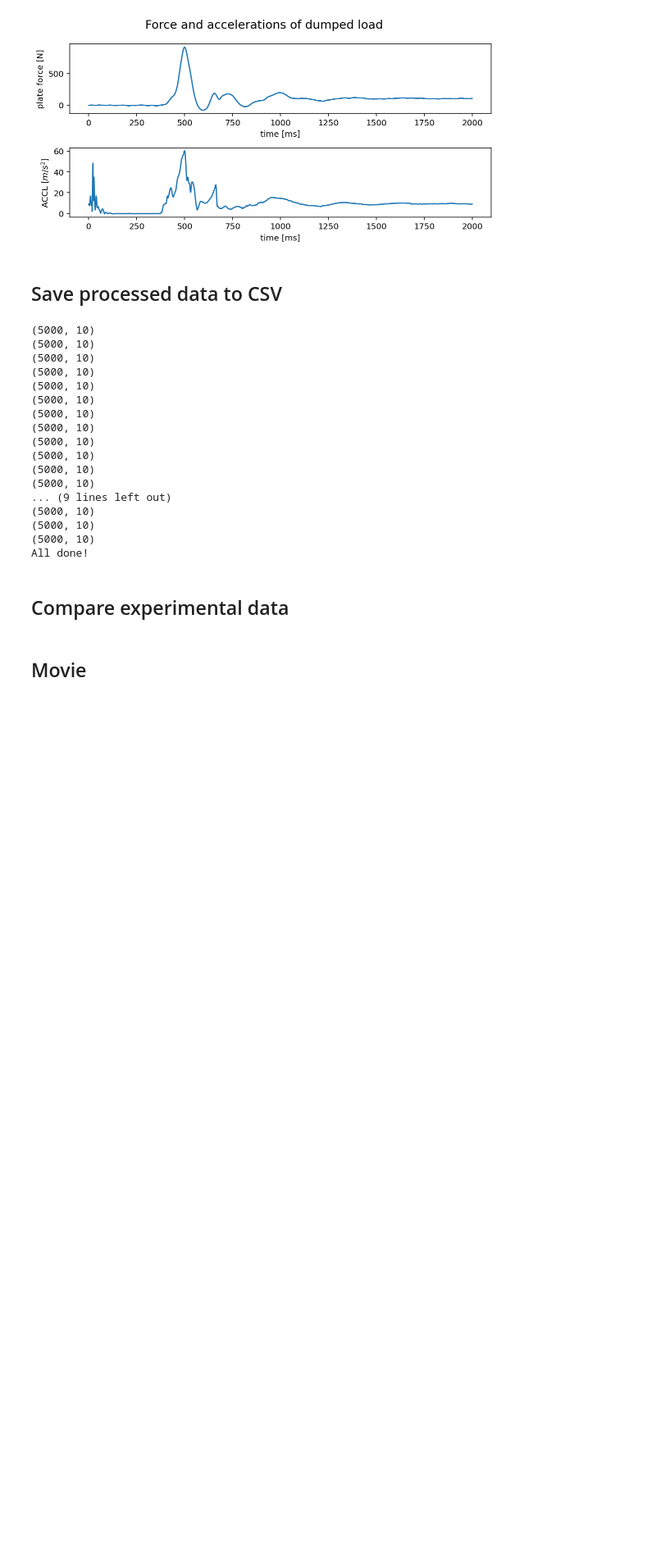
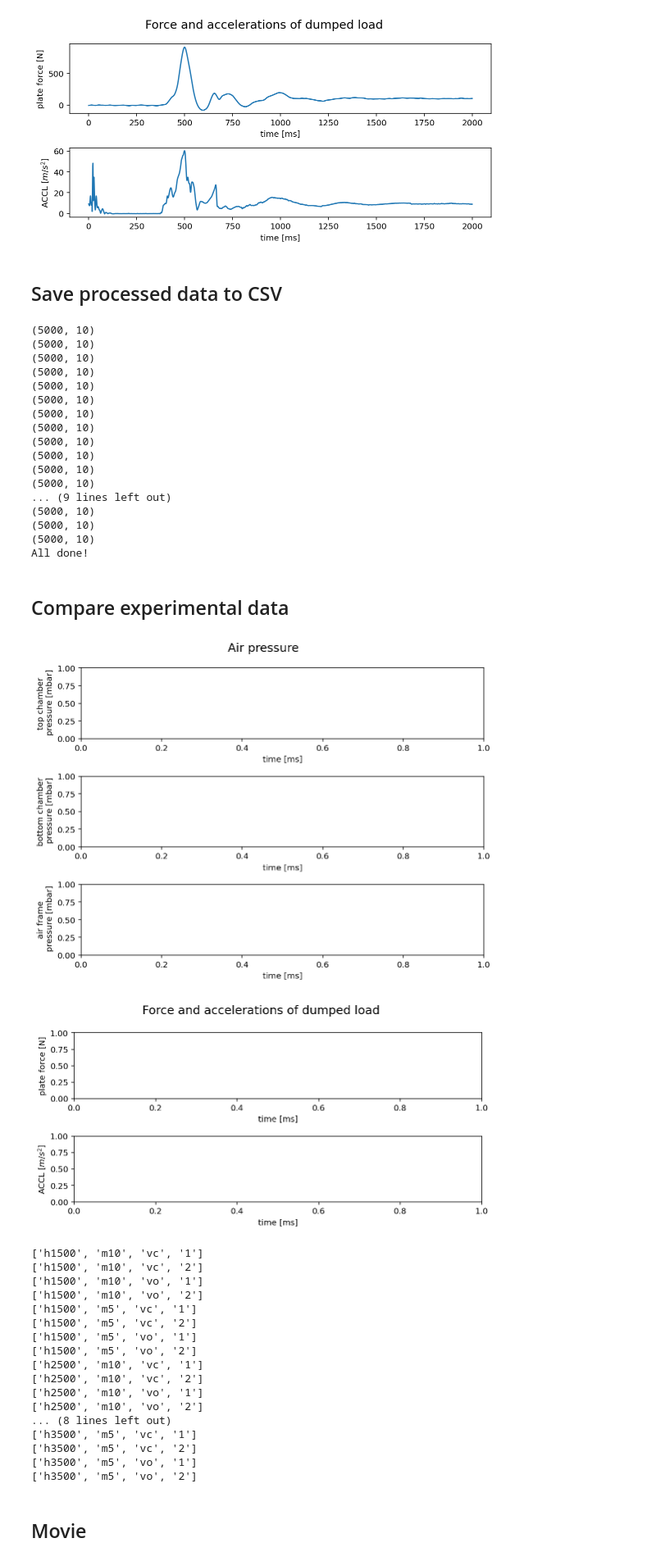
Before and after one commit to Diodak92/Adaptive-Air-Cushion, a Jupyter notebook: experimental_results_for_adaptive_air_caution.ipynb, the cells around one changed output. Shown at 82% size. Drawn from its saved outputs; the diff is of its cells as text; code cells hidden in the pictures; blank space fills up the shorter version.

Commit message:
Function draft for comparison of experiments

```diff
--- a/experimental_results_for_adaptive_air_caution.ipynb
+++ b/experimental_results_for_adaptive_air_caution.ipynb
@@ -449,5 +450,3 @@ print('All done!')
 (5000, 10)
 (5000, 10)
 All done!
-# %% [markdown]
-## Compare experimental data
@@ -457,0 +453,2 @@ def plot_exp_comp():
+# %% [markdown]
+## Compare experimental data
@@ -458,3 +499,31 @@ def plot_exp_comp():
+# %%
+# set data range for experiment to plot
+#h = [1500, 2500, 3500] # height
+#m = [5, 10] # mass
+#valve_state = ['vo', 'vc']
+#test_no = [1, 2]
+
+plot_exp_data_comp(filenames)
+# %% [output]
+[figure, added]
+[figure, added]
+['h1500', 'm10', 'vc', '1']
+['h1500', 'm10', 'vc', '2']
+['h1500', 'm10', 'vo', '1']
+['h1500', 'm10', 'vo', '2']
+['h1500', 'm5', 'vc', '1']
+['h1500', 'm5', 'vc', '2']
+['h1500', 'm5', 'vo', '1']
+['h1500', 'm5', 'vo', '2']
+['h2500', 'm10', 'vc', '1']
+['h2500', 'm10', 'vc', '2']
+['h2500', 'm10', 'vo', '1']
+['h2500', 'm10', 'vo', '2']
+... (8 lines left out)
+['h3500', 'm5', 'vc', '1']
+['h3500', 'm5', 'vc', '2']
+['h3500', 'm5', 'vo', '1']
+['h3500', 'm5', 'vo', '2']
 # %% [markdown]
 ## Movie
 # %%
```
Also changed, not shown: parts of 4 cells of this notebook.
